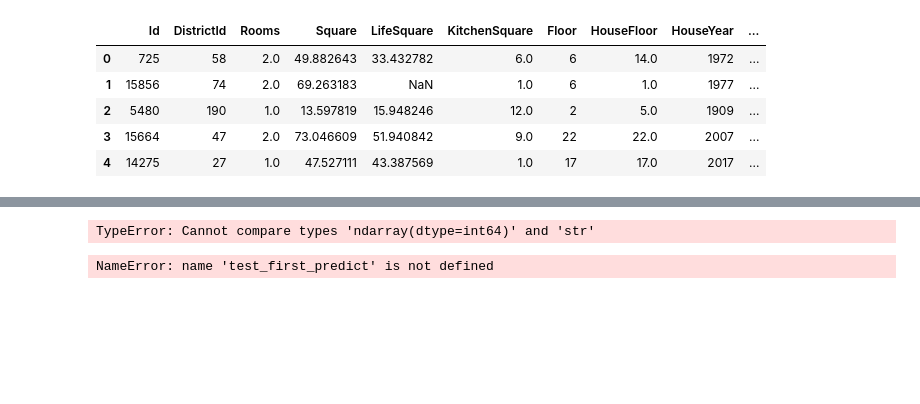
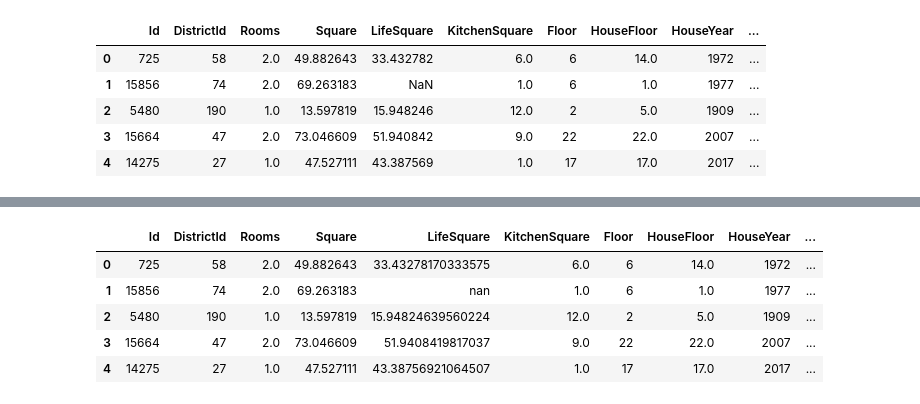
Before and after one commit to Berezhnyak4/Python_start, a Jupyter notebook: Курсовая работа.ipynb, the cells around one changed output, grey strips where cells are left out. Saved outputs shown, nothing was run; the diff lists cells and outputs as text; code cells hidden in the pictures; blank space fills up the shorter version.

```diff
--- a/Курсовая работа.ipynb
+++ b/Курсовая работа.ipynb
@@ -224,8 +224,9 @@ X_test
 | 2404 | 23 | 2.0 | 55.927659 | 0.0 | 3 | 4.0 | 1977 | 0.034656 | 1 | ... |
 2000 rows × 16 columns
 # %%
-test = pd.read_csv(TEST_DATASET_PATH)
-test.head()
+test_df = pd.read_csv(TEST_DATASET_PATH)
+
+test_df.head()
 # %% [output]
 |  | Id | DistrictId | Rooms | Square | LifeSquare | KitchenSquare | Floor | HouseFloor | HouseYear | ... |
 | 0 | 725 | 58 | 2.0 | 49.882643 | 33.432782 | 6.0 | 6 | 14.0 | 1972 | ... |
@@ -239,11 +259,17 @@ TypeError: r2_score() missing 1 required positional argument: 'y_pred'
+# %%
+for colname in ['Ecology_2', 'Ecology_3', 'Shops_2', 'LifeSquare', 'Healthcare_1']:
+    test_df[colname] = test_df[colname].astype(str)
 # %%
 # Первое предсказание базовой модели на тестовых файлах
-test.replace({'Ecology_2':{'A':0, 'B':1}, 'Ecology_3':{'A':0, 'B':1},'Shops_2':{'A':0, 'B':1}}, inplace=True)
-test_first_predict = model_RFR.predict(test.set_index('Id').drop(['LifeSquare', 'Heаlthcare_1'], axis= 'columns'))
+test_df.replace({'Ecology_2': {'A':0, 'B':1} , 'Ecology_3': {'A':0, 'B':1},'Shops_2': {'A':0, 'B':1}}, inplace=True)
+test_first_predict = model_RFR.predict(test_df.set_index('Id').drop(['LifeSquare', 'Healthcare_1'], axis= 'columns'))
-# %% [output]
-TypeError: Cannot compare types 'ndarray(dtype=int64)' and 'str'
 # %%
-test['Price'] = test_first_predict
-test.head()
+test_df['Price'] = test_first_predict
+test_df.head()
 # %% [output]
-NameError: name 'test_first_predict' is not defined
+|  | Id | DistrictId | Rooms | Square | LifeSquare | KitchenSquare | Floor | HouseFloor | HouseYear | ... |
+| 0 | 725 | 58 | 2.0 | 49.882643 | 33.43278170333575 | 6.0 | 6 | 14.0 | 1972 | ... |
+| 1 | 15856 | 74 | 2.0 | 69.263183 | nan | 1.0 | 6 | 1.0 | 1977 | ... |
+| 2 | 5480 | 190 | 1.0 | 13.597819 | 15.94824639560224 | 12.0 | 2 | 5.0 | 1909 | ... |
+| 3 | 15664 | 47 | 2.0 | 73.046609 | 51.9408419817037 | 9.0 | 22 | 22.0 | 2007 | ... |
+| 4 | 14275 | 27 | 1.0 | 47.527111 | 43.38756921064507 | 1.0 | 17 | 17.0 | 2017 | ... |
```
Also changed, not shown: parts of 15 cells of this notebook, 1 other file.
